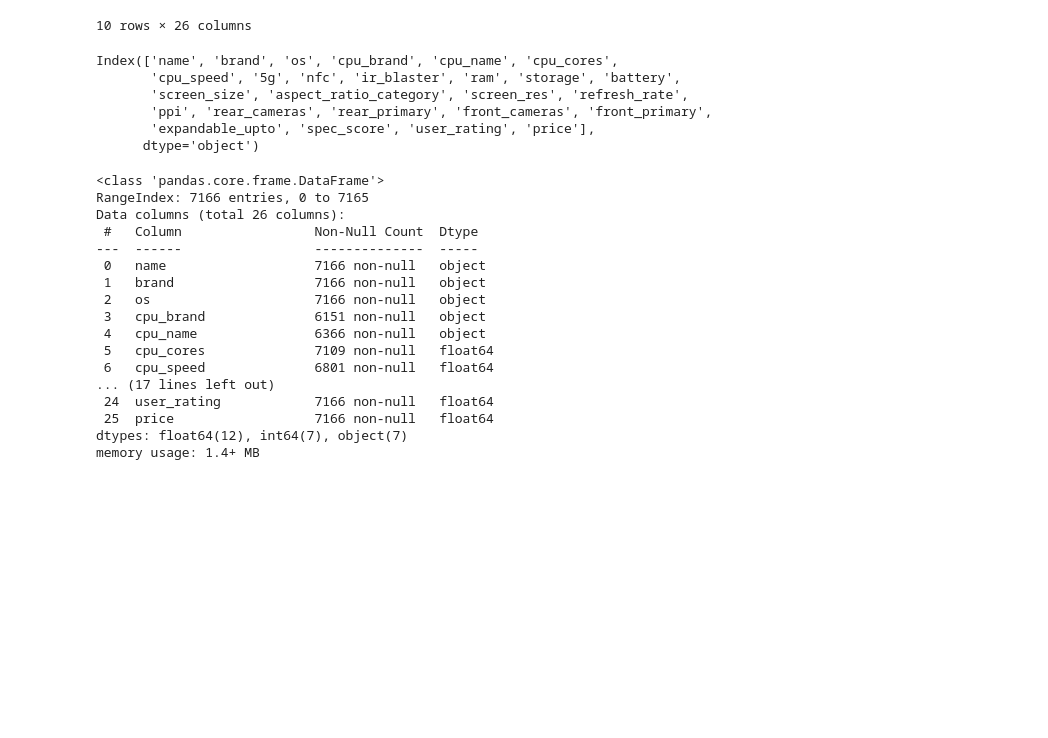
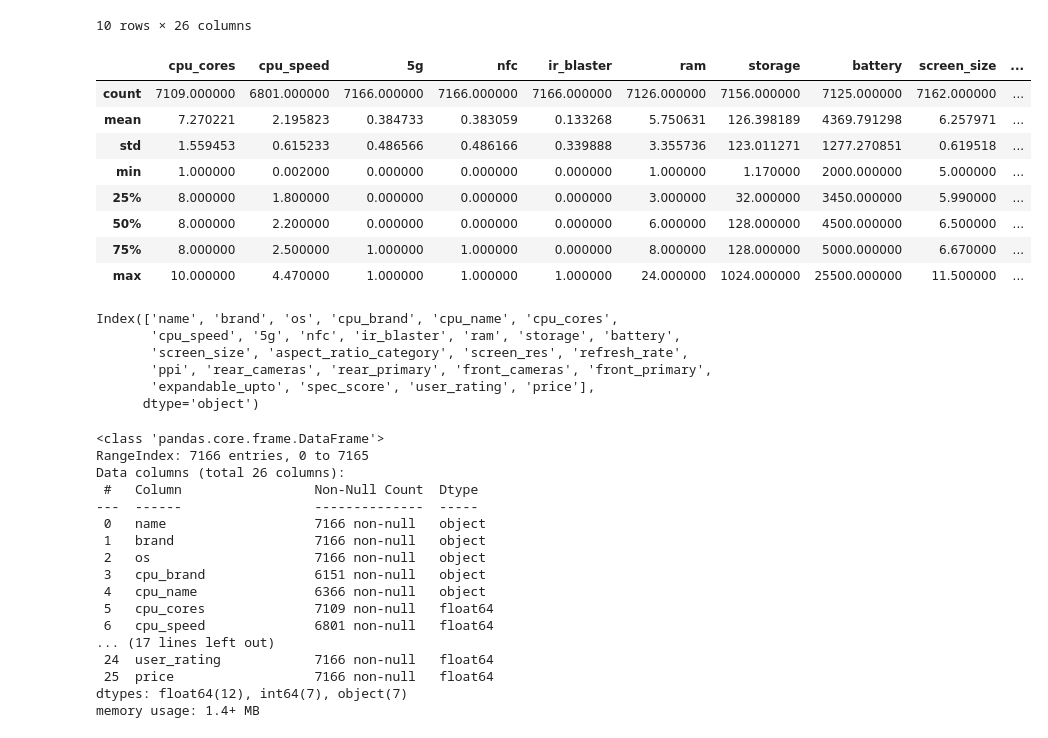
Before and after one commit to Bryan-eng-lng/Machine-Learning-Projects-, a Jupyter notebook: PhonePricePrediction.ipynb, the cells around one changed output. Drawn from its saved outputs; the diff is of its cells as text; code cells hidden in the pictures; blank space fills up the shorter version.

```diff
--- a/PhonePricePrediction.ipynb
+++ b/PhonePricePrediction.ipynb
@@ -21,6 +21,18 @@ df.head(10)
 | 8 | samsung galaxy a35 5g | samsung | android | exynos | exynos 1380 | 8.0 | 2.40 | 1 | 1 | 0 | ... |
 | 9 | samsung galaxy f55 5g (8gb ram + ... | samsung | android | snapdragon | snapdragon 7 gen1 | 8.0 | 2.40 | 1 | 1 | 0 | ... |
 10 rows × 26 columns
+# %%
+df.describe()
+# %% [output]
+|  | cpu_cores | cpu_speed | 5g | nfc | ir_blaster | ram | storage | battery | screen_size | ... |
+| count | 7109.000000 | 6801.000000 | 7166.000000 | 7166.000000 | 7166.000000 | 7126.000000 | 7156.000000 | 7125.000000 | 7162.000000 | ... |
+| mean | 7.270221 | 2.195823 | 0.384733 | 0.383059 | 0.133268 | 5.750631 | 126.398189 | 4369.791298 | 6.257971 | ... |
+| std | 1.559453 | 0.615233 | 0.486566 | 0.486166 | 0.339888 | 3.355736 | 123.011271 | 1277.270851 | 0.619518 | ... |
+| min | 1.000000 | 0.002000 | 0.000000 | 0.000000 | 0.000000 | 1.000000 | 1.170000 | 2000.000000 | 5.000000 | ... |
+| 25% | 8.000000 | 1.800000 | 0.000000 | 0.000000 | 0.000000 | 3.000000 | 32.000000 | 3450.000000 | 5.990000 | ... |
+| 50% | 8.000000 | 2.200000 | 0.000000 | 0.000000 | 0.000000 | 6.000000 | 128.000000 | 4500.000000 | 6.500000 | ... |
+| 75% | 8.000000 | 2.500000 | 1.000000 | 1.000000 | 0.000000 | 8.000000 | 128.000000 | 5000.000000 | 6.670000 | ... |
+| max | 10.000000 | 4.470000 | 1.000000 | 1.000000 | 1.000000 | 24.000000 | 1024.000000 | 25500.000000 | 11.500000 | ... |
 # %%
 df.columns
 # %% [output]
```
Also changed, not shown: parts of 21 cells of this notebook.
